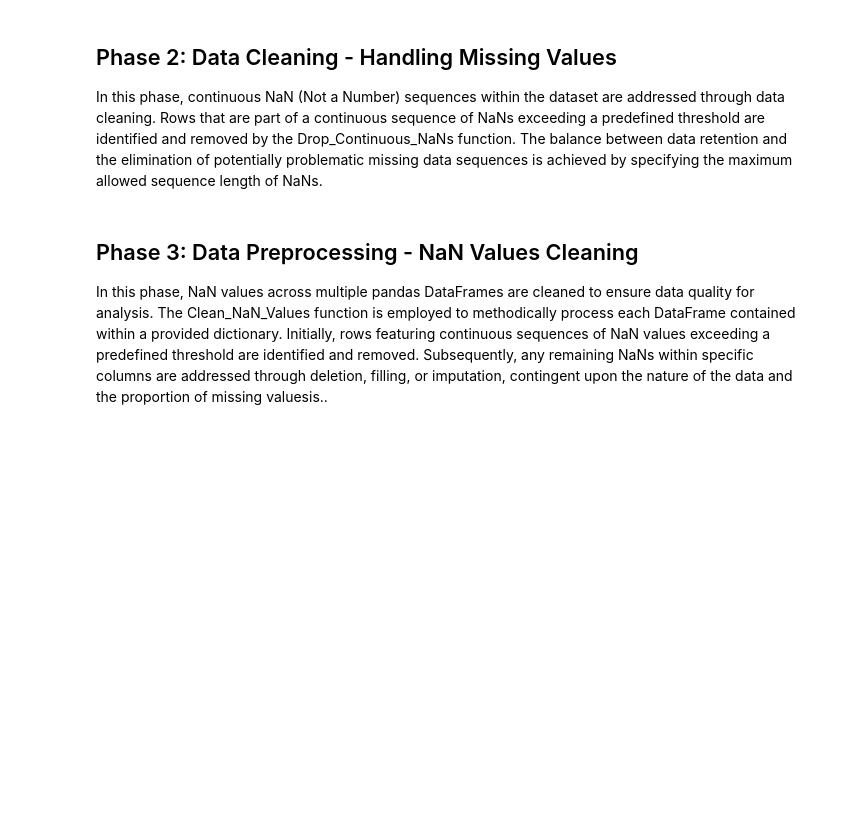
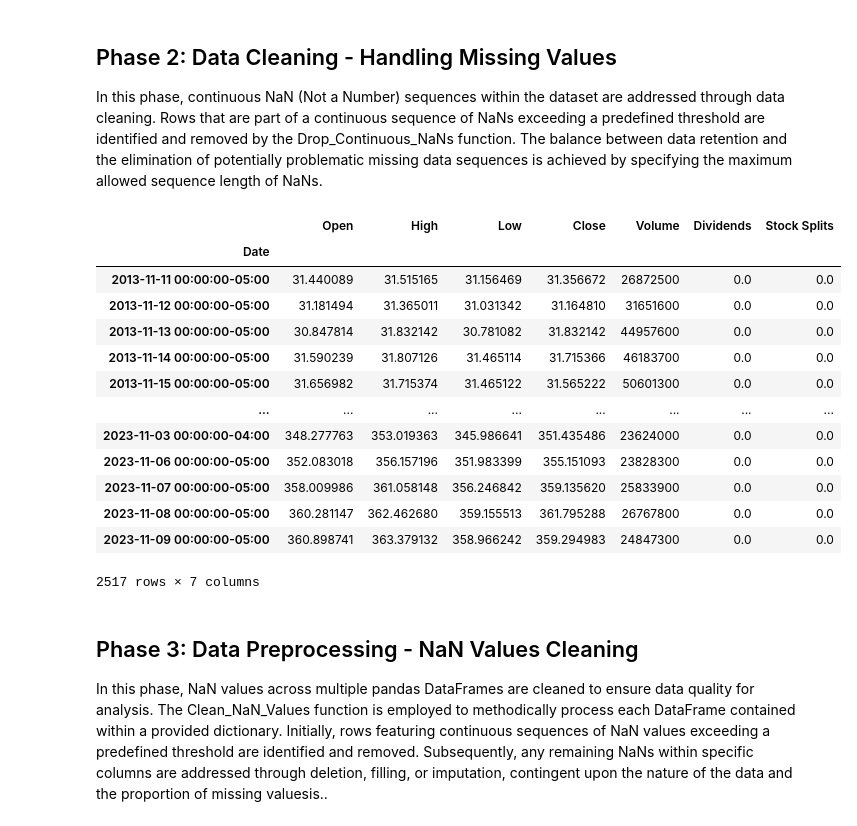
Before and after one commit to El-ham/Stock-Price-Indicator, a Jupyter notebook: Data_Preparation.ipynb, the cells around one changed output. Saved outputs shown, nothing was run; the diff lists cells and outputs as text; code cells hidden in the pictures; blank space fills up the shorter version.

```diff
--- a/Data_Preparation.ipynb
+++ b/Data_Preparation.ipynb
@@ -73,6 +73,23 @@ UPS data has been collected successfully.
 ## Phase 2: Data Cleaning - Handling Missing Values
 
 In this phase, continuous NaN (Not a Number) sequences within the dataset are addressed through data cleaning. Rows that are part of a continuous sequence of NaNs exceeding a predefined threshold are identified and removed by the Drop_Continuous_NaNs function. The balance between data retention and the elimination of potentially problematic missing data sequences is achieved by specifying the maximum allowed sequence length of NaNs.
+# %%
+dataframes['MSFT']
+# %% [output]
+|  | Open | High | Low | Close | Volume | Dividends | Stock Splits |
+| Date |  |  |  |  |  |  |  |
+| 2013-11-11 00:00:00-05:00 | 31.440089 | 31.515165 | 31.156469 | 31.356672 | 26872500 | 0.0 | 0.0 |
+| 2013-11-12 00:00:00-05:00 | 31.181494 | 31.365011 | 31.031342 | 31.164810 | 31651600 | 0.0 | 0.0 |
+| 2013-11-13 00:00:00-05:00 | 30.847814 | 31.832142 | 30.781082 | 31.832142 | 44957600 | 0.0 | 0.0 |
+| 2013-11-14 00:00:00-05:00 | 31.590239 | 31.807126 | 31.465114 | 31.715366 | 46183700 | 0.0 | 0.0 |
+| 2013-11-15 00:00:00-05:00 | 31.656982 | 31.715374 | 31.465122 | 31.565222 | 50601300 | 0.0 | 0.0 |
+| ... | ... | ... | ... | ... | ... | ... | ... |
+| 2023-11-03 00:00:00-04:00 | 348.277763 | 353.019363 | 345.986641 | 351.435486 | 23624000 | 0.0 | 0.0 |
+| 2023-11-06 00:00:00-05:00 | 352.083018 | 356.157196 | 351.983399 | 355.151093 | 23828300 | 0.0 | 0.0 |
+| 2023-11-07 00:00:00-05:00 | 358.009986 | 361.058148 | 356.246842 | 359.135620 | 25833900 | 0.0 | 0.0 |
+| 2023-11-08 00:00:00-05:00 | 360.281147 | 362.462680 | 359.155513 | 361.795288 | 26767800 | 0.0 | 0.0 |
+| 2023-11-09 00:00:00-05:00 | 360.898741 | 363.379132 | 358.966242 | 359.294983 | 24847300 | 0.0 | 0.0 |
+2517 rows × 7 columns
 # %%
 def Drop_Continuous_NaNs(df, max_allowed_continuous_nans=3):
 
```
Also changed, not shown: parts of 3 cells of this notebook, 2 other files.
